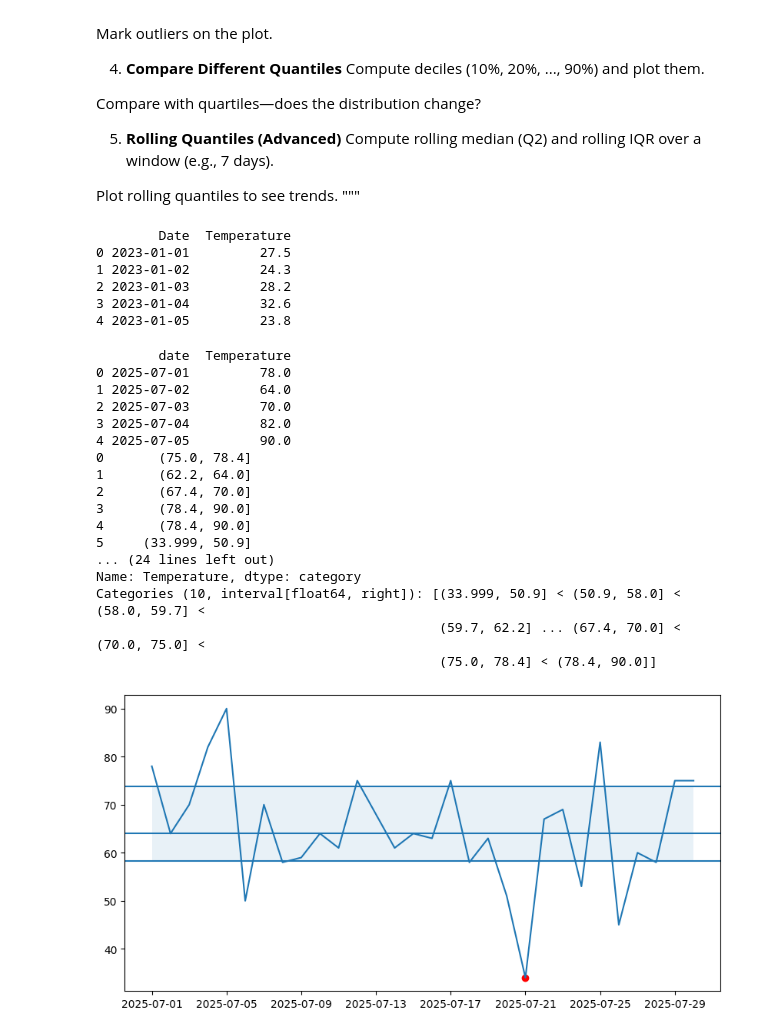
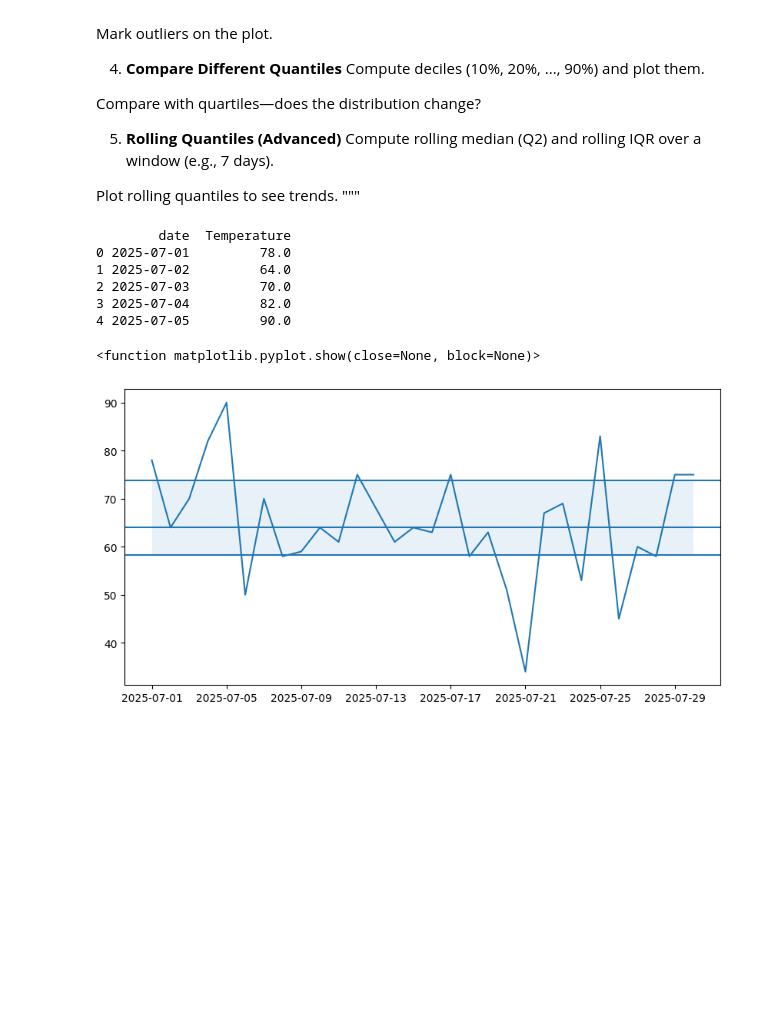
Before and after one commit to kedarw/QuantMind, a Jupyter notebook: 2_Quantiles_Quartiles_Percentiles.ipynb, the cells around one changed output. Cells and saved outputs as stored; diff of their text form; code cells hidden in the pictures; blank space fills up the shorter version.

```diff
--- a/2_Quantiles_Quartiles_Percentiles.ipynb
+++ b/2_Quantiles_Quartiles_Percentiles.ipynb
@@ -96,92 +96,46 @@ Compute rolling median (Q2) and rolling IQR over a window (e.g., 7 days).
 Plot rolling quantiles to see trends.
 """
 # %%
-#Sample Time Series Data
-
+# Your solution to task 1
 import pandas as pd
 import numpy as np
+import matplotlib.pyplot as plt
 
-# Generate synthetic temperature data (30 days)
-np.random.seed(42)
-dates = pd.date_range("2023-01-01", periods=30)
-temperature = np.random.normal(loc=25, scale=5, size=30).round(1)  # Mean=25°C, Std=5
+# Generate time series data, 30 points, normally distributed mu=60 sigma=10
+np.random.seed(0)
+dates = pd.date_range("2025-07-01", periods=30)
+temperature = np.random.normal(loc=60, scale=10, size=30).round(0)
 
-# Introduce an outlier
-temperature[10] = 40  # Unusually hot day
+#Replace data with an outlier (3 standard deviations)
+temperature[4] = 90
 
-# Create DataFrame
-df = pd.DataFrame({"Date": dates, "Temperature": temperature})
+df = pd.DataFrame({"date": dates, "Temperature": temperature})
 print(df.head())
 # %% [output]
-        Date  Temperature
-0 2023-01-01         27.5
-1 2023-01-02         24.3
-2 2023-01-03         28.2
-3 2023-01-04         32.6
-4 2023-01-05         23.8
+        date  Temperature
+0 2025-07-01         78.0
+1 2025-07-02         64.0
+2 2025-07-03         70.0
+3 2025-07-04         82.0
+4 2025-07-05         90.0
 # %%
-# Your solution to task 1
-import pandas as pd
-import numpy as np
-import matplotlib.pyplot as plt
 
-# Generate time series data, 30 points, normally distributed mu=60 sigma=10
-np.random.seed(0)
-dates = pd.date_range("2025-07-01", periods=30)
-temperature = np.random.normal(loc=60, scale=10, size=30).round(0)
-
-#Replace data with an outlier (3 standard deviations)
-temperature[4] = 90
-
-df = pd.DataFrame({"date": dates, "Temperature": temperature})
-print(df.head())
 
 # Your solution to task 2
 quartiles = df["Temperature"].quantile([0.25, 0.5, 0.75]).to_numpy()
 iqr = (quartiles[2] - quartiles[0])
 
 plt.figure(figsize = (10, 5))
 
 plt.plot(dates, temperature)
 
 plt.axhline(y= quartiles[0])
 plt.axhline(y= quartiles[1])
 plt.axhline(y= quartiles[2])
 
 plt.fill_between(x= dates, y1=quartiles[0], y2=quartiles[2], alpha=0.1)
 
 plt.show
-
-# Solution to task 3
-
-outliers = df[(df["Temperature"] < quartiles[0] - 1.5 * iqr)
-              | (df["Temperature"] > quartiles[2] + 1.5 * iqr)]
-plt.scatter(
-    outliers["date"],
-    outliers["Temperature"],
-    c='red'
-    )
-
-# Solution to task 4
-
-deciles = pd.qcut(x = df["Temperature"], q= 10)
-print(deciles)
 # %% [output]
-        date  Temperature
-0 2025-07-01         78.0
-1 2025-07-02         64.0
-2 2025-07-03         70.0
-3 2025-07-04         82.0
-4 2025-07-05         90.0
-0       (75.0, 78.4]
-1       (62.2, 64.0]
-2       (67.4, 70.0]
-3       (78.4, 90.0]
-4       (78.4, 90.0]
-5     (33.999, 50.9]
-... (24 lines left out)
-Name: Temperature, dtype: category
-Categories (10, interval[float64, right]): [(33.999, 50.9] < (50.9, 58.0] < (58.0, 59.7] <
-                                            (59.7, 62.2] ... (67.4, 70.0] < (70.0, 75.0] <
-                                            (75.0, 78.4] < (78.4, 90.0]]
+<function matplotlib.pyplot.show(close=None, block=None)>
-[figure, old version]
+[figure, new version]
```
Also changed, not shown: parts of 3 cells of this notebook.
